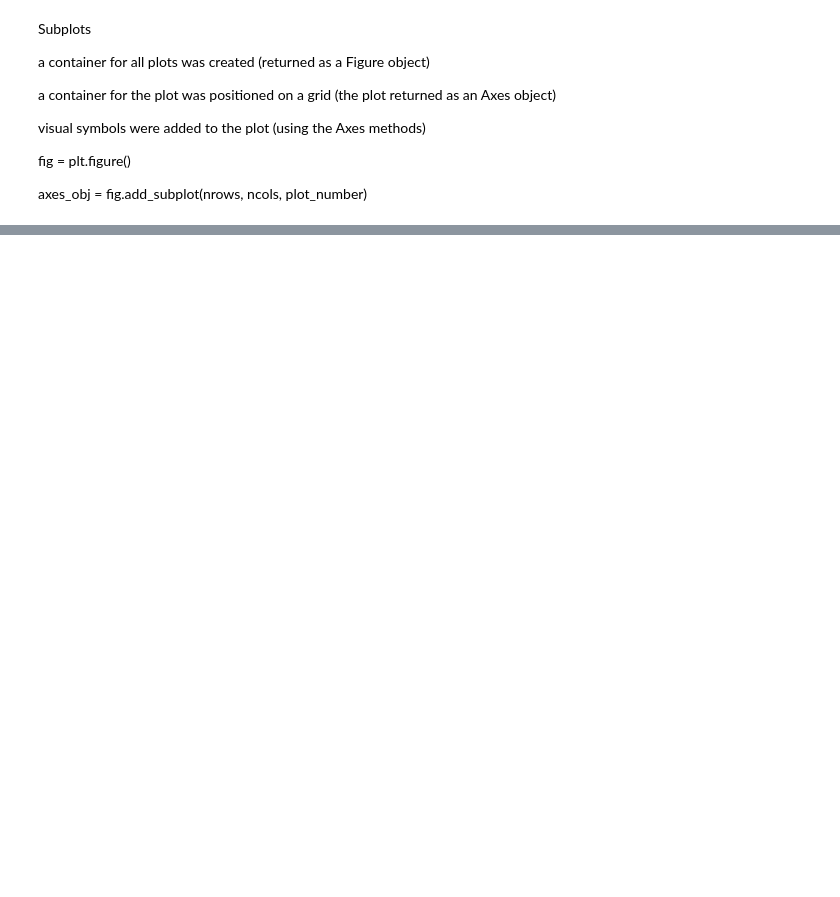
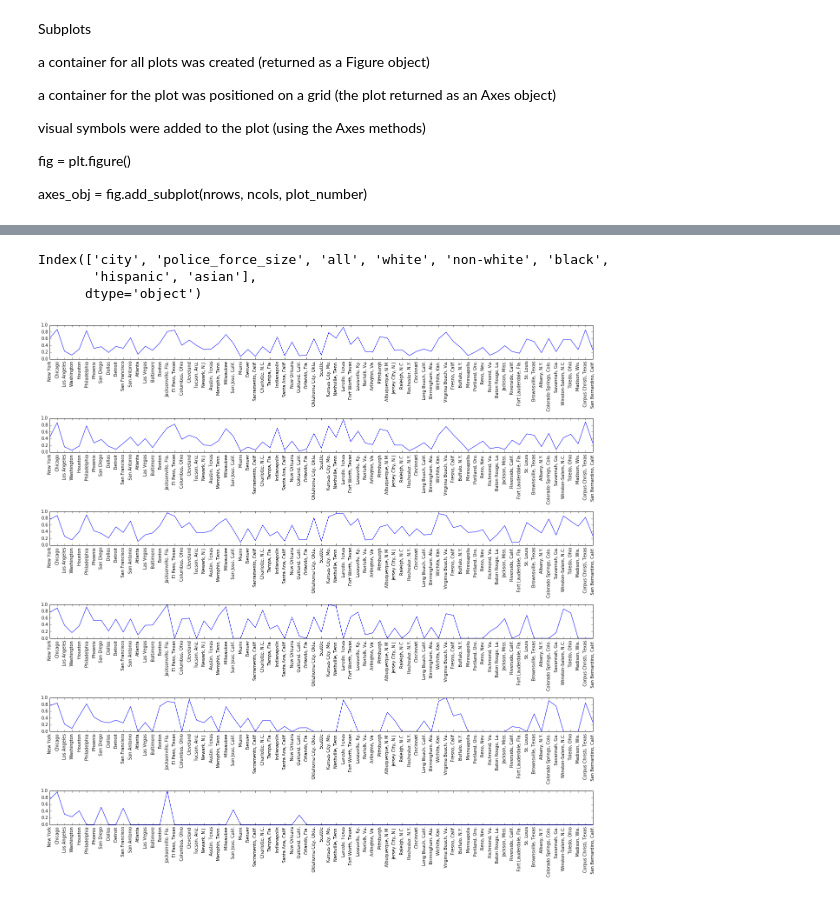
Before and after one commit to Anoosha-Shetty/Data-Science, a Jupyter notebook: Plotting/Line Charts.ipynb, the cells around one changed output, grey strips where cells are left out. Drawn from its saved outputs; the diff is of its cells as text; code cells hidden in the pictures; blank space fills up the shorter version.

```diff
--- a/Plotting/Line Charts.ipynb
+++ b/Plotting/Line Charts.ipynb
@@ -110,0 +137,59 @@ print(y)
+# %%
+# Plot citywise vs % of police officers living in the city (all, white, non-white, black, hispanic, asian)
+%matplotlib inline
+import pandas as pd
+import matplotlib.pyplot as plt
+pol = pd.read_csv(r'D:\GitHub\Datasets\police-locals\police-locals.csv')
+
+fig = plt.figure(figsize=(18,18))
+
+# Subplot 1: x-axis (City). y-axis (All)
+ax1 = fig.add_subplot(6,1,1)
+rng = range(len(pol["city"]))    #allowing string values in x-axis
+plt.xticks(rng,pol["city"], rotation= 90)
+ax1.plot(rng, pol["all"])
+
+# Subplot 2: x-axis (City). y-axis (white)
+ax2 = fig.add_subplot(6,1,2)
+plt.xticks(rng,pol["city"], rotation= 90)
+ax2.plot(rng, pol["white"])
+
+# Subplot 3: x-axis (City). y-axis (non-white)
+ax3 = fig.add_subplot(6,1,3)
+plt.xticks(rng,pol["city"], rotation= 90)
+ax3.plot(rng, pol["non-white"])
+
+# Subplot 4: x-axis (City). y-axis (black)
+# pol["black"] has few values '**'. Replace them with 0 and convert the dataframe to type float
+temp = pol["black"].replace('**', '0.0')
+temp = temp.astype(float)
+
+ax4 = fig.add_subplot(6,1,4)
+plt.xticks(rng,pol["city"], rotation= 90)
+ax4.plot(rng, temp)
+
+# Subplot 5: x-axis (City). y-axis (hispanic)
+# pol["hispanic"] has few values '**'. Replace them with 0 and convert the dataframe to type float
+temp = pol["hispanic"].replace('**', '0')
+temp = temp.astype(float)
+
+ax5 = fig.add_subplot(6,1,5)
+plt.xticks(rng,pol["city"], rotation= 90)
+ax5.plot(rng, temp)
+
+# Subplot 6: x-axis (City). y-axis (asian)
+# pol["asian"] has few values '**'. Replace them with 0 and convert the dataframe to type float
+temp = pol["asian"].replace('**', '0.0')
+temp = temp.astype(float)
+
+ax6 = fig.add_subplot(6,1,6)
+plt.xticks(rng,pol["city"], rotation= 90)
+ax6.plot(rng, temp)
+
+fig.tight_layout()     #adjust the spacing between subplots
+plt.show()
+# %% [output]
+Index(['city', 'police_force_size', 'all', 'white', 'non-white', 'black',
+       'hispanic', 'asian'],
+      dtype='object')
+[figure, added]
```
Also changed, not shown: parts of 9 cells of this notebook.
